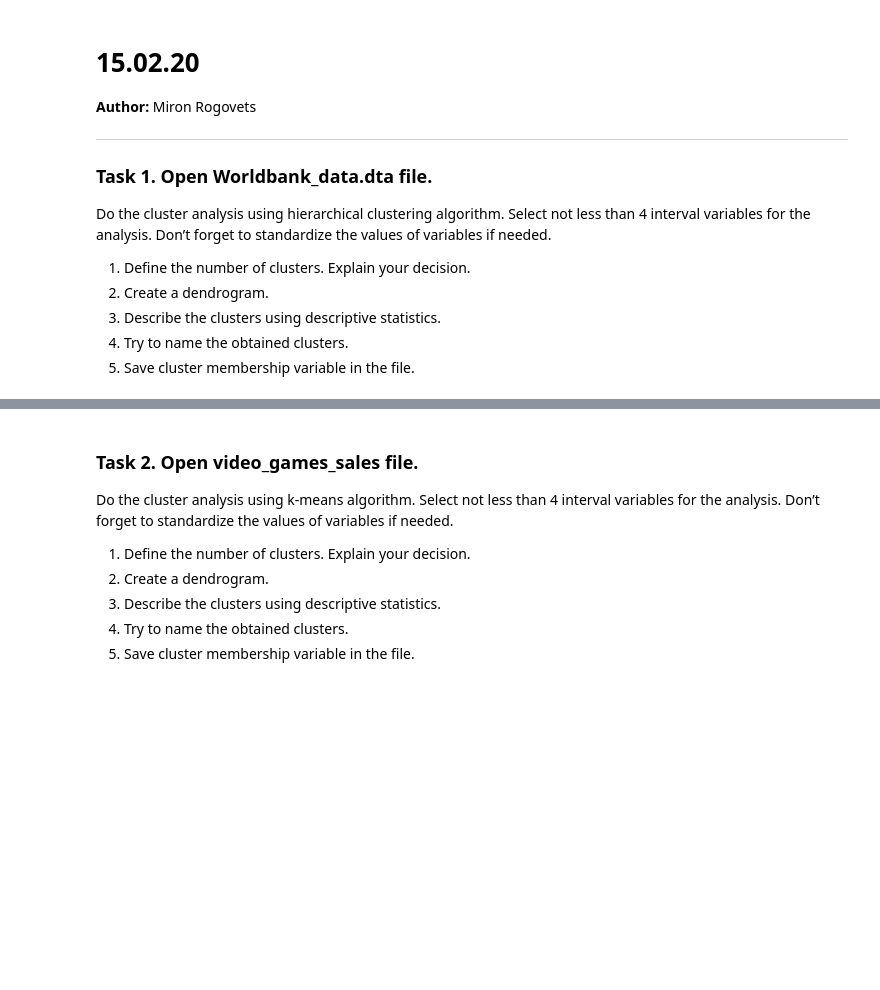
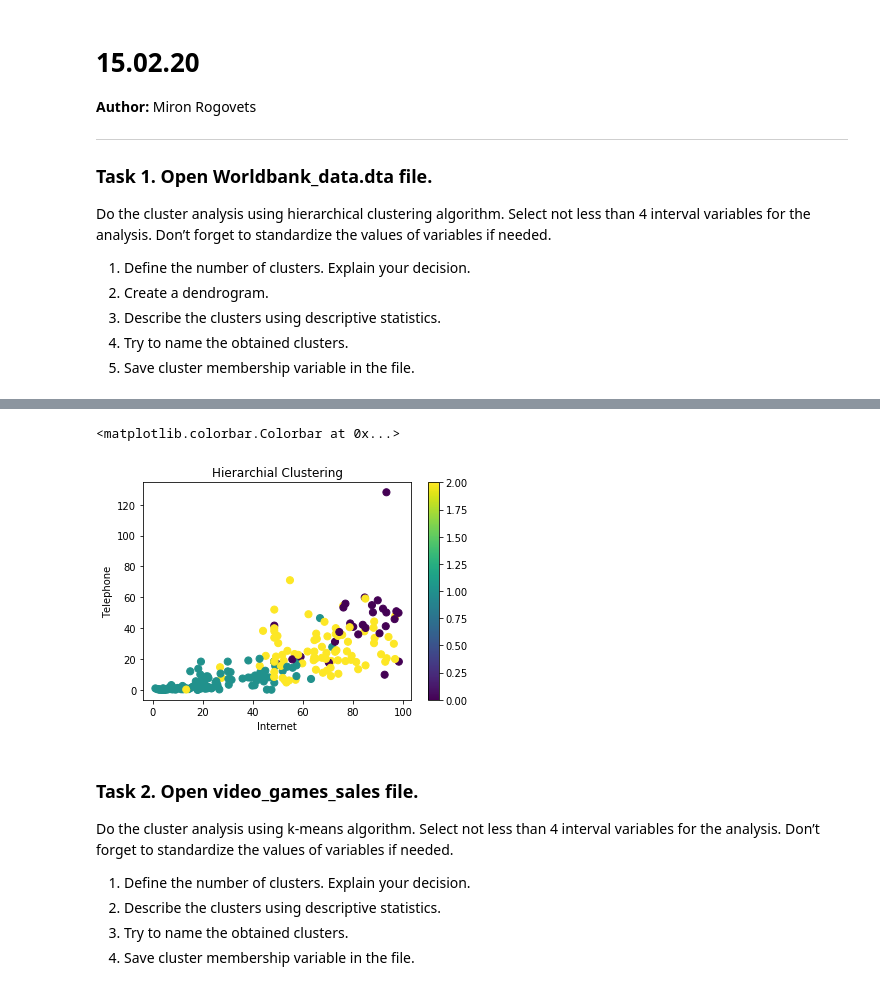
Before and after one commit to Mist3r-R/da-hse-sse-2020, a Jupyter notebook: 15.02_Rogovets.ipynb, the cells around one changed output, grey strips where cells are left out. Drawn from its saved outputs; the diff is of its cells as text; code cells hidden in the pictures; blank space fills up the shorter version.

```diff
--- a/15.02_Rogovets.ipynb
+++ b/15.02_Rogovets.ipynb
@@ -16,0 +143,7 @@ Do the cluster analysis using hierarchical clustering algorithm. Select not less
+# %%
+hc = AgglomerativeClustering(n_clusters=3, affinity = 'euclidean', linkage = 'ward')
+predicted = hc.fit_predict(scaled)
+# %%
+hierarchial = pd.DataFrame(predicted)
+data.insert((data.shape[1]),'hierarchial',hierarchial)
+data.head()
@@ -17,10 +180,20 @@ Do the cluster analysis using hierarchical clustering algorithm. Select not less
+# %%
+fig = plt.figure()
+ax = fig.add_subplot(111)
+scatter = ax.scatter(data['internet'], data['telephone'],c=hierarchial[0],s=50)
+ax.set_title('Hierarchial Clustering')
+ax.set_xlabel('Internet')
+ax.set_ylabel('Telephone')
+plt.colorbar(scatter)
+# %% [output]
+<matplotlib.colorbar.Colorbar at 0x...>
+[figure, added]
 # %% [markdown]
 ### Task 2. Open video_games_sales file.
 
 Do the cluster analysis using k-means algorithm. Select not less than 4 interval variables for the analysis. Don’t forget to standardize the values of variables if needed.
 
 1. Define the number of clusters. Explain your decision.
-2. Create a dendrogram.
-3. Describe the clusters using descriptive statistics.
-4. Try to name the obtained clusters.
-5. Save cluster membership variable in the file.
+2. Describe the clusters using descriptive statistics.
+3. Try to name the obtained clusters.
+4. Save cluster membership variable in the file.
```
Also changed, not shown: parts of 28 cells of this notebook.
